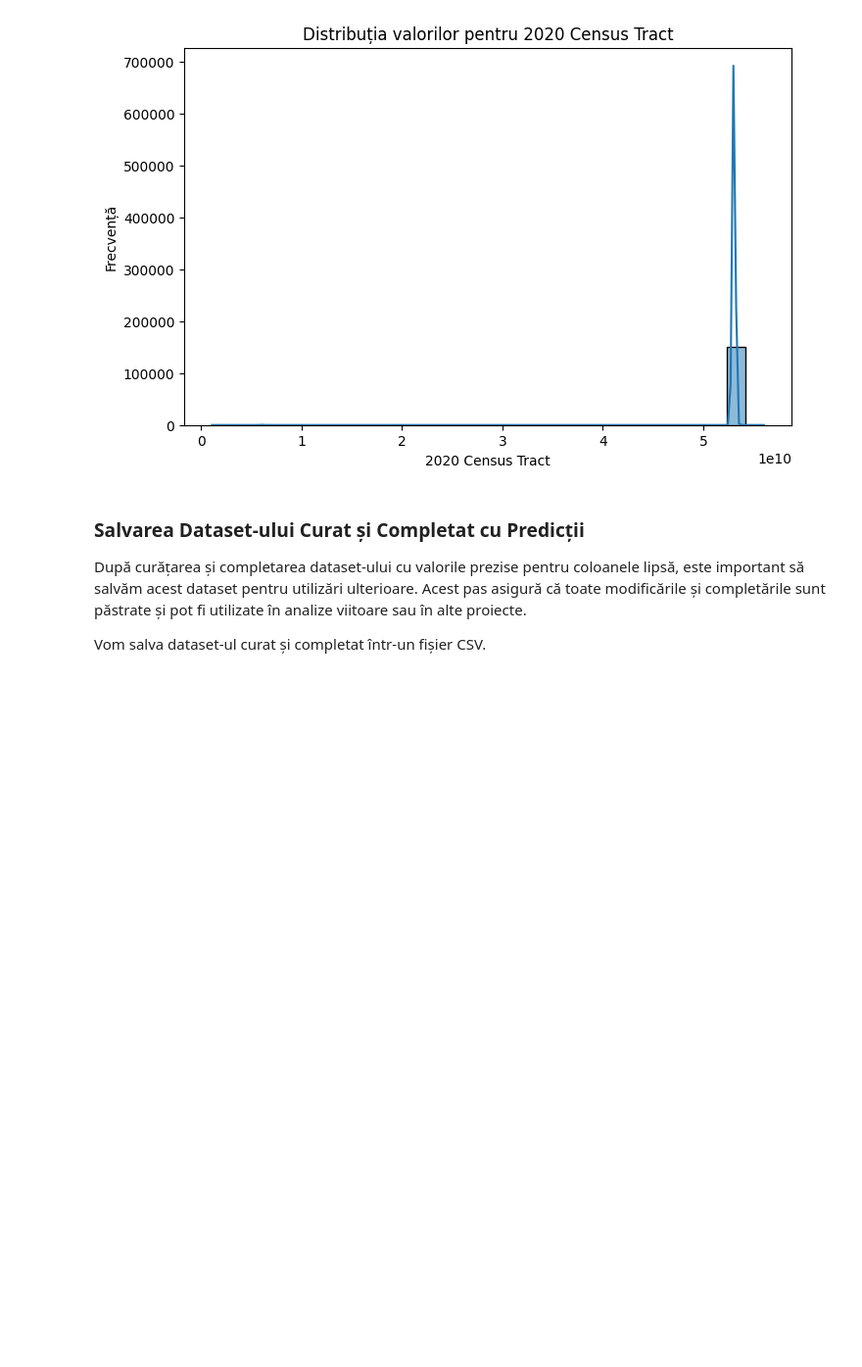
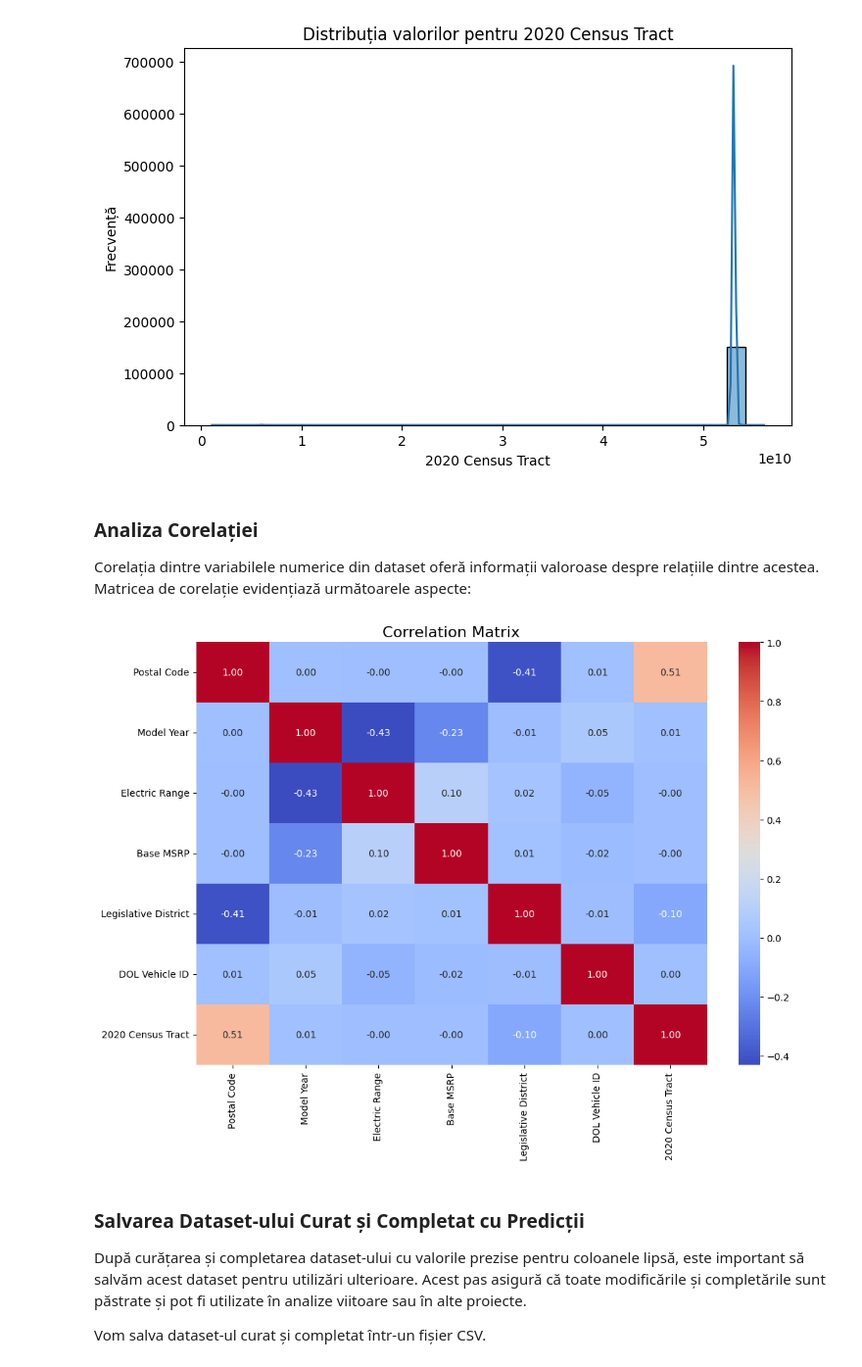
Before and after one commit to Copernicus12/Sisteme_Inteligente_-2025-, a Jupyter notebook: Electric_Vehicle_Population_Data.ipynb, the cells around one changed output. Shown: that part at 98% size. Cells and saved outputs as stored; diff of their text form; code cells hidden in the pictures; blank space fills up the shorter version.

Commit message:
Adding a correlation_matrix

```diff
--- a/Electric_Vehicle_Population_Data.ipynb
+++ b/Electric_Vehicle_Population_Data.ipynb
@@ -463,6 +512,21 @@ for col in num_cols:
 [figure]
 [figure]
 [figure]
+# %% [markdown]
+### Analiza Corelației
+
+Corelația dintre variabilele numerice din dataset oferă informații valoroase despre relațiile dintre acestea. Matricea de corelație evidențiază următoarele aspecte:
+# %%
+plt.figure(figsize=(12, 8))
+
+numeric_df = df.select_dtypes(include=['number'])
+correlation_matrix = numeric_df.corr()
+
+sns.heatmap(correlation_matrix, annot=True, fmt=".2f", cmap="coolwarm", cbar=True)
+plt.title("Correlation Matrix", fontsize=16)
+plt.show()
+# %% [output]
+[figure, added]
 # %% [markdown]
 ### Salvarea Dataset-ului Curat și Completat cu Predicții
 
```
Also changed, not shown: parts of 16 cells of this notebook, 1 other file.
